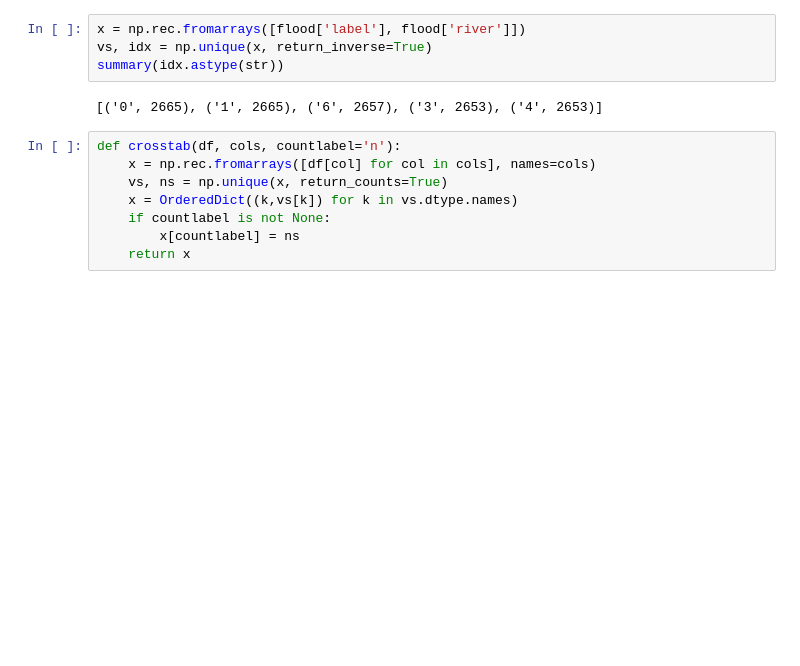
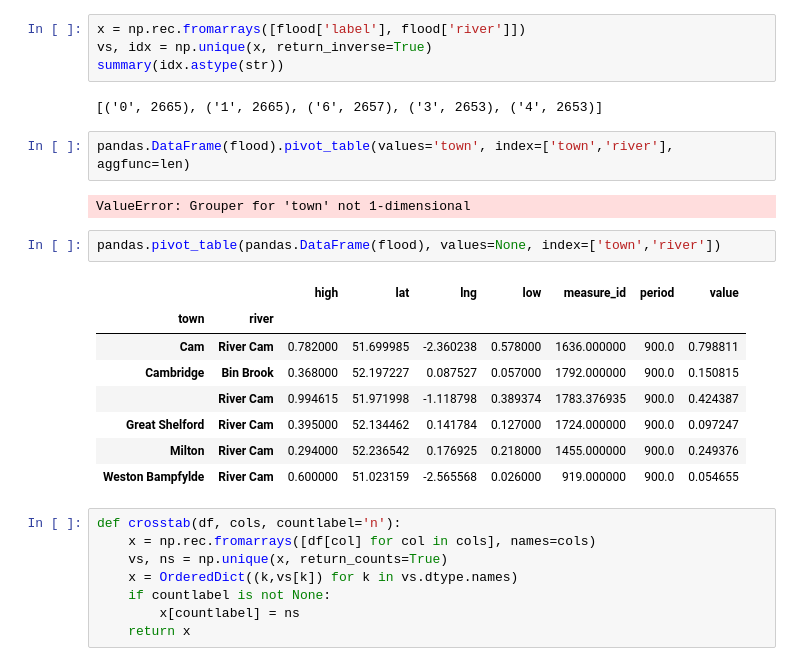
Before and after one commit to damonjw/scicomp, a Jupyter notebook: 3. Working with data.ipynb, the cells around one changed output. Cells and saved outputs as stored; diff of their text form; blank space fills up the shorter version.

```diff
--- a/3. Working with data.ipynb
+++ b/3. Working with data.ipynb
@@ -393,6 +393,21 @@ vs, idx = np.unique(x, return_inverse=True)
 summary(idx.astype(str))
 # %% [output]
 [('0', 2665), ('1', 2665), ('6', 2657), ('3', 2653), ('4', 2653)]
+# %%
+pandas.DataFrame(flood).pivot_table(values='town', index=['town','river'], aggfunc=len)
+# %% [output]
+ValueError: Grouper for 'town' not 1-dimensional
+# %%
+pandas.pivot_table(pandas.DataFrame(flood), values=None, index=['town','river'])
+# %% [output]
+|  |  | high | lat | lng | low | measure_id | period | value |
+| town | river |  |  |  |  |  |  |  |
+| Cam | River Cam | 0.782000 | 51.699985 | -2.360238 | 0.578000 | 1636.000000 | 900.0 | 0.798811 |
+| Cambridge | Bin Brook | 0.368000 | 52.197227 | 0.087527 | 0.057000 | 1792.000000 | 900.0 | 0.150815 |
+|  | River Cam | 0.994615 | 51.971998 | -1.118798 | 0.389374 | 1783.376935 | 900.0 | 0.424387 |
+| Great Shelford | River Cam | 0.395000 | 52.134462 | 0.141784 | 0.127000 | 1724.000000 | 900.0 | 0.097247 |
+| Milton | River Cam | 0.294000 | 52.236542 | 0.176925 | 0.218000 | 1455.000000 | 900.0 | 0.249376 |
+| Weston Bampfylde | River Cam | 0.600000 | 51.023159 | -2.565568 | 0.026000 | 919.000000 | 900.0 | 0.054655 |
 # %%
 def crosstab(df, cols, countlabel='n'):
     x = np.rec.fromarrays([df[col] for col in cols], names=cols)
```
Also changed, not shown: parts of 3 cells of this notebook.
